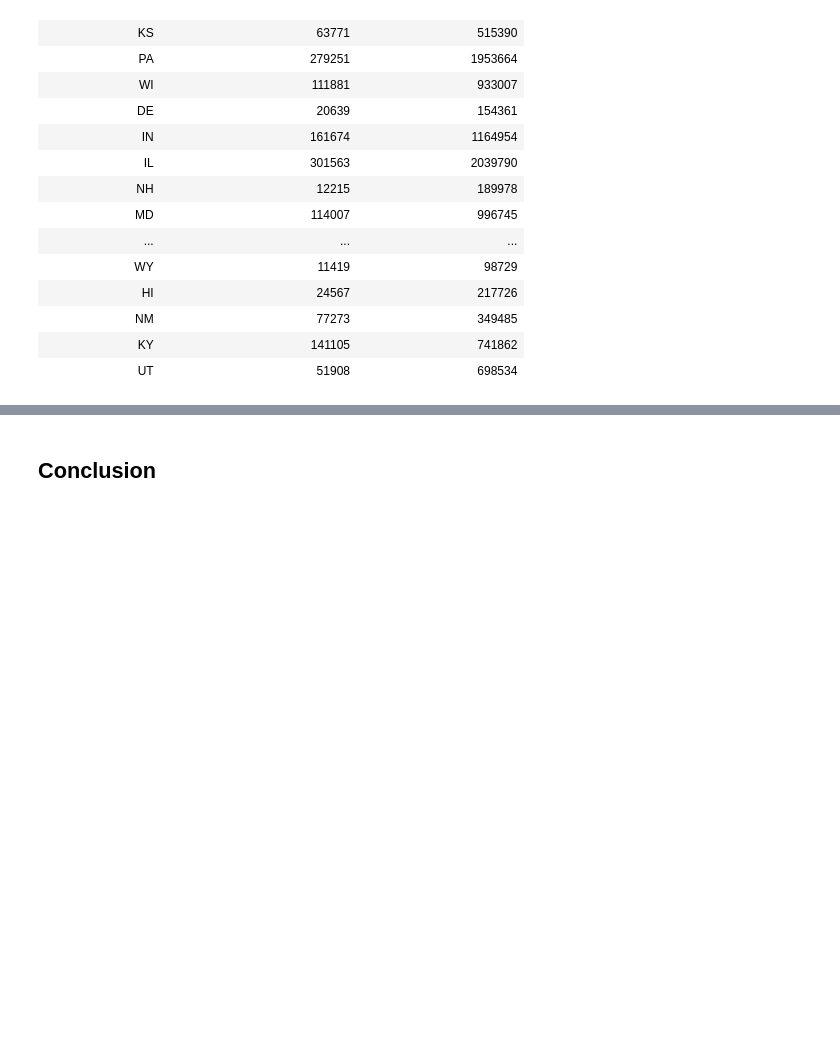
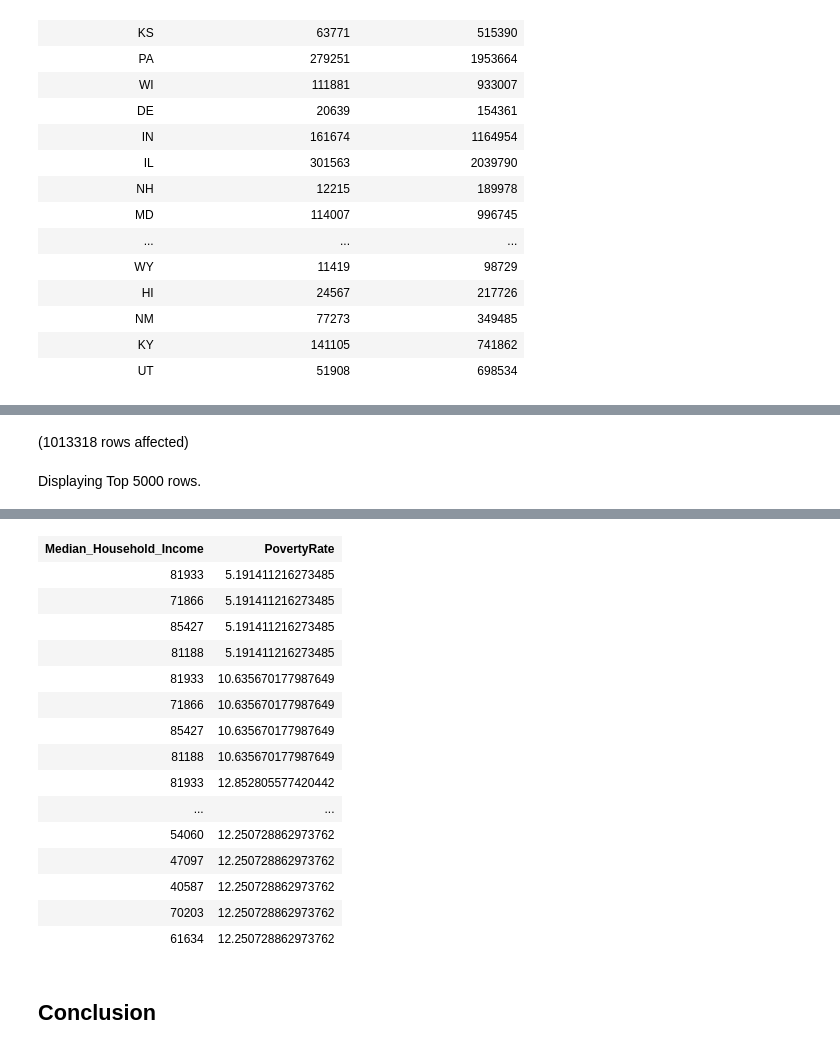
Before and after one commit to waynebin/AzureProject, a Jupyter notebook: USDistrict_Notebook.ipynb, the cells around one changed output, grey strips where cells are left out. Drawn from its saved outputs; the diff is of its cells as text; code cells hidden in the pictures; blank space fills up the shorter version.

```diff
--- a/USDistrict_Notebook.ipynb
+++ b/USDistrict_Notebook.ipynb
@@ -722,0 +747,30 @@ Total execution time: 00:00:00.226
+# %%
+-- Calculate the poverty rate and join with median household income
+WITH PovertyRates AS (
+    SELECT
+        usd.State_Postal_Code,
+        usd.District_ID,
+        usd.School_District,
+        usd.Estimated_Population_5_17,
+        usd.ChildrenInPoverty,
+        (usd.ChildrenInPoverty * 1.0 / usd.Estimated_Population_5_17) * 100 AS PovertyRate,
+        inc.Median_Household_Income
+    FROM
+        dbo.USSchoolDistrict usd
+    JOIN
+        dbo.[2022_income_Estimate] inc
+    ON
+        usd.State_Postal_Code = inc.Postal_Code
+    WHERE
+        usd.Estimated_Population_5_17 > 0 -- To avoid division by zero
+)
+
+-- Select the relevant columns for the scatter plot
+SELECT
+    Median_Household_Income,
+    PovertyRate
+FROM
+    PovertyRates;
+# %% [output]
+(1013318 rows affected)
+Displaying Top 5000 rows.
@@ -723,3 +778,19 @@ Total execution time: 00:00:00.226
+| Median_Household_Income | PovertyRate |
+| 81933 | 5.191411216273485 |
+| 71866 | 5.191411216273485 |
+| 85427 | 5.191411216273485 |
+| 81188 | 5.191411216273485 |
+| 81933 | 10.635670177987649 |
+| 71866 | 10.635670177987649 |
+| 85427 | 10.635670177987649 |
+| 81188 | 10.635670177987649 |
+| 81933 | 12.852805577420442 |
+| ... | ... |
+| 54060 | 12.250728862973762 |
+| 47097 | 12.250728862973762 |
+| 40587 | 12.250728862973762 |
+| 70203 | 12.250728862973762 |
+| 61634 | 12.250728862973762 |
 # %% [markdown]
 ## **Conclusion**
 # %% [markdown]
```
Also changed, not shown: parts of 3 cells of this notebook, 2 other files.
